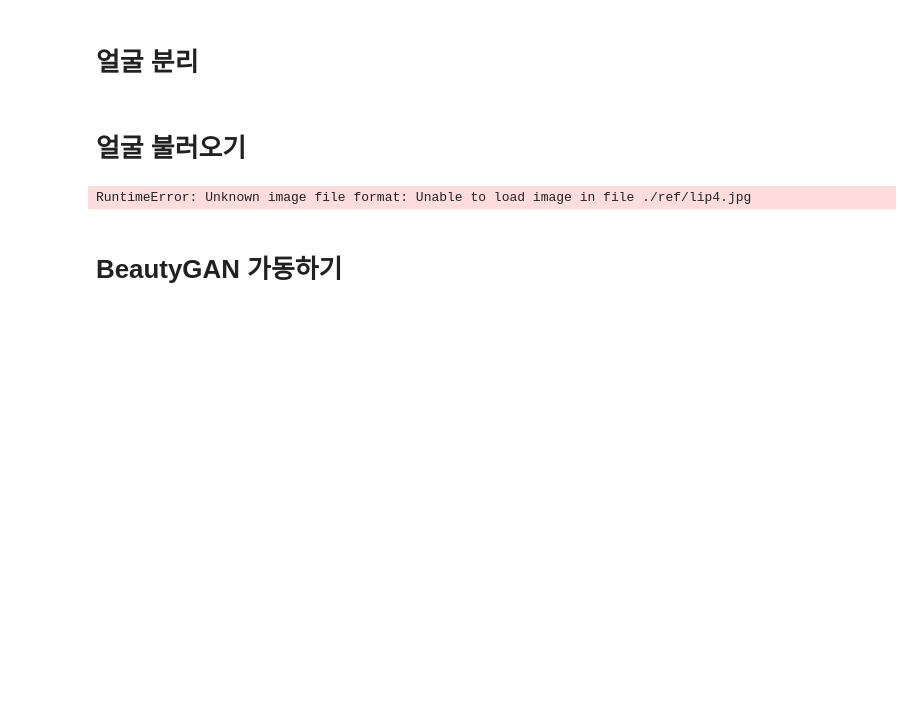
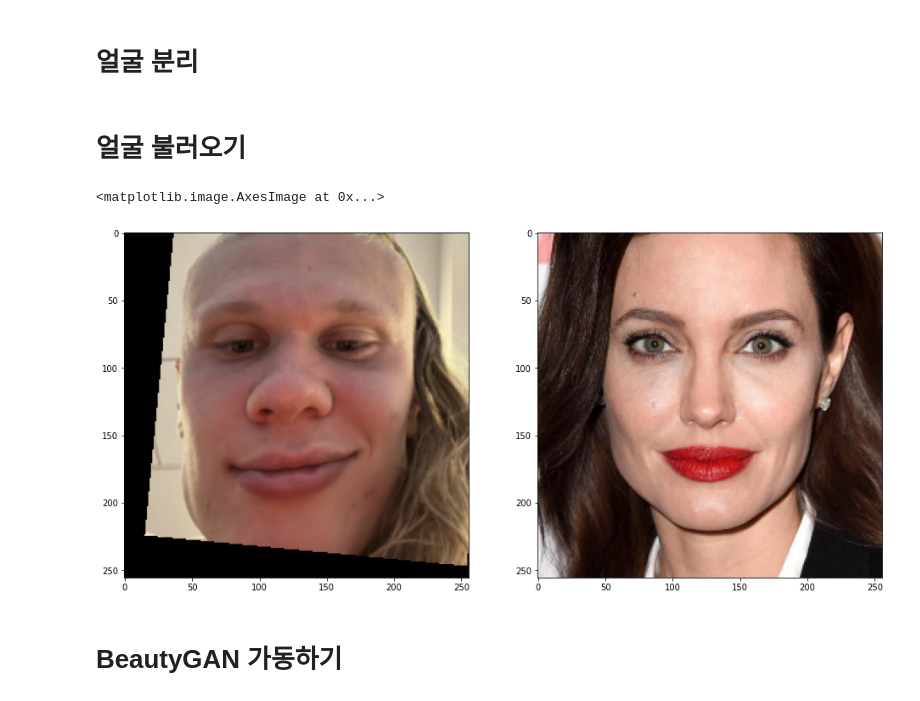
Before and after one commit to Everdeana/AI_Course, a Jupyter notebook: beautygan/beautygan_lib.ipynb, the cells around one changed output. Drawn from its saved outputs; the diff is of its cells as text; code cells hidden in the pictures; blank space fills up the shorter version.

```diff
--- a/beautygan/beautygan_lib.ipynb
+++ b/beautygan/beautygan_lib.ipynb
@@ -92,21 +91,22 @@ def face_align(img):
 # 얼굴 불러오기
 # %%
 # 원본 이미지
-org_img = dlib.load_rgb_image('./source/haaland4.jpg')
+org_img = dlib.load_rgb_image('./source/haaland1.jpg')
 
 # 화장할 이미지
-ref_img = dlib.load_rgb_image('./ref/lip4.jpg')
+ref_img = dlib.load_rgb_image('./ref/jol.jpg')
 
 # 얼굴 추출
 org_face = face_align(org_img)
 ref_face = face_align(ref_img)
 
 # 얼굴 확인
 fig, axes = plt.subplots(1, 2, figsize = (16, 10))
 axes[0].imshow(org_face[0])
 axes[1].imshow(ref_face[0])
 # %% [output]
-RuntimeError: Unknown image file format: Unable to load image in file ./ref/lip4.jpg
+<matplotlib.image.AxesImage at 0x...>
+[figure, added]
 # %% [markdown]
 # BeautyGAN 가동하기
 # %%
```
Also changed, not shown: parts of 2 cells of this notebook, 9 other files.
